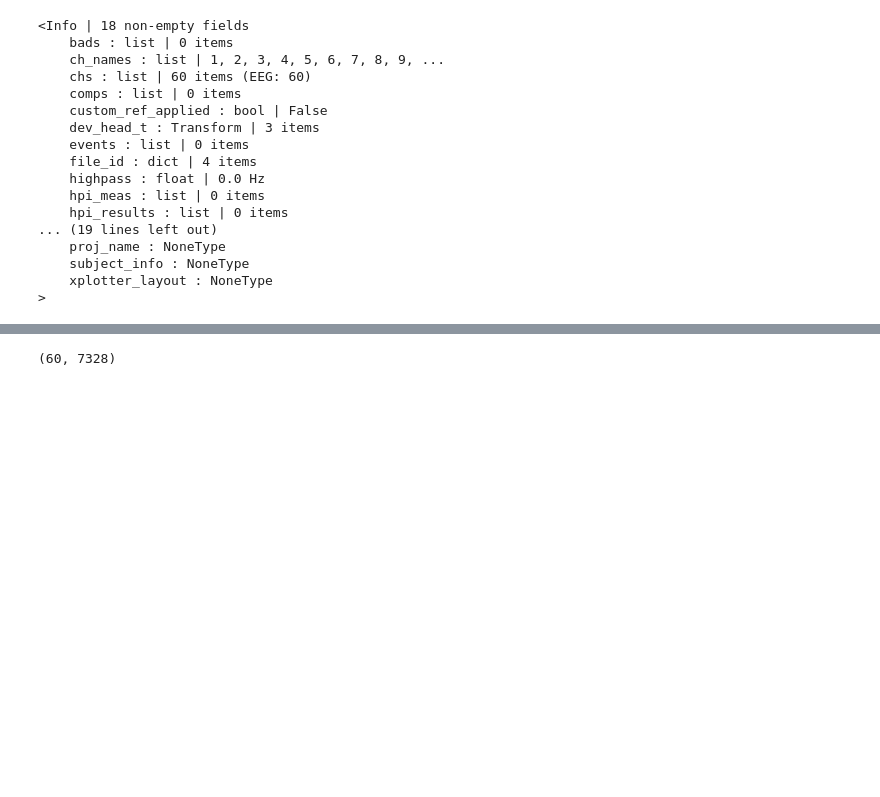
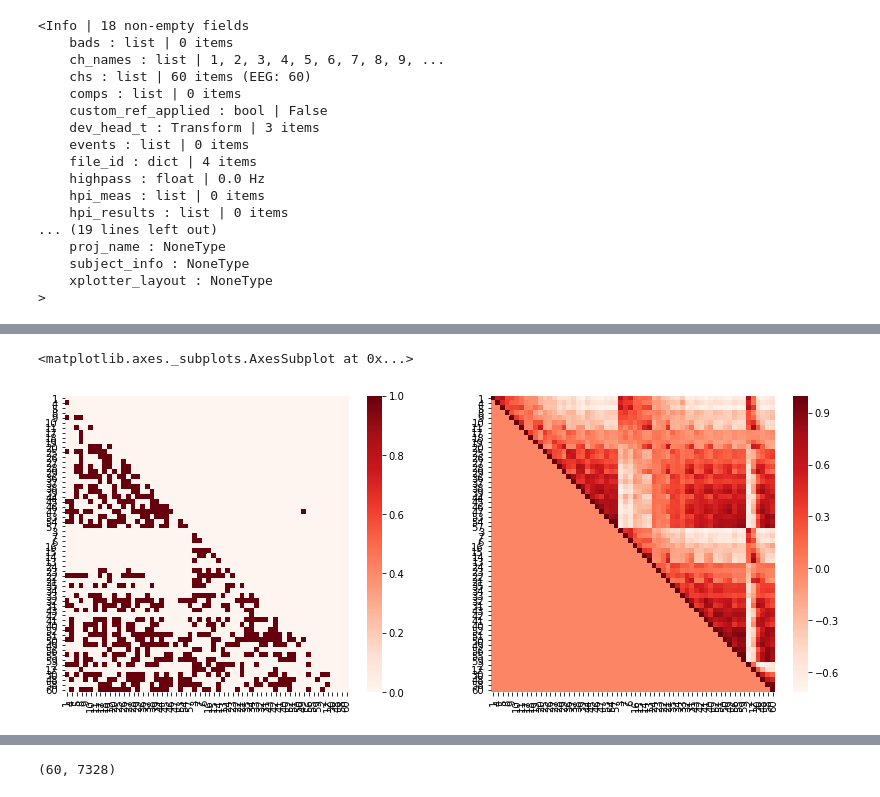
Before and after one commit to andylikescodes/EEG_Causal_Discovery, a Jupyter notebook: notebooks/Data_preprocessing.ipynb, the cells around one changed output, grey strips where cells are left out. Cells and saved outputs as stored; diff of their text form; code cells hidden in the pictures; blank space fills up the shorter version.

Commit message:
updated data preprocessing program

```diff
--- a/notebooks/Data_preprocessing.ipynb
+++ b/notebooks/Data_preprocessing.ipynb
@@ -181,0 +164,2 @@ np.hstack([sampled_data, sampled_data_2]).shape
+# %%
+graphs_active = read_in_graphs_sparsities('../data/graphs/subject1/active/', 1)
@@ -181,0 +168,3 @@ np.hstack([sampled_data, sampled_data_2]).shape
+# %%
+corr_active = np.corrcoef(active)
+corr_passive = np.corrcoef(passive)
@@ -181,0 +187,4 @@ np.hstack([sampled_data, sampled_data_2]).shape
+# %%
+corr_active_u = np.triu(corr_active)
+# %%
+m_folded = fold_graph(graphs_active[0])
@@ -181,0 +193,9 @@ np.hstack([sampled_data, sampled_data_2]).shape
+# %%
+plt.rcParams["figure.figsize"] = (14,12)
+plt.subplot(2, 2, 1)
+sns.heatmap(m_folded, cmap='Reds', xticklabels=chs, yticklabels=chs)
+plt.subplot(2, 2, 2)
+sns.heatmap(corr_active_u, cmap='Reds', xticklabels=chs, yticklabels=chs)
+# %% [output]
+<matplotlib.axes._subplots.AxesSubplot at 0x...>
+[figure, added]
```
Also changed, not shown: parts of 37 cells of this notebook.
